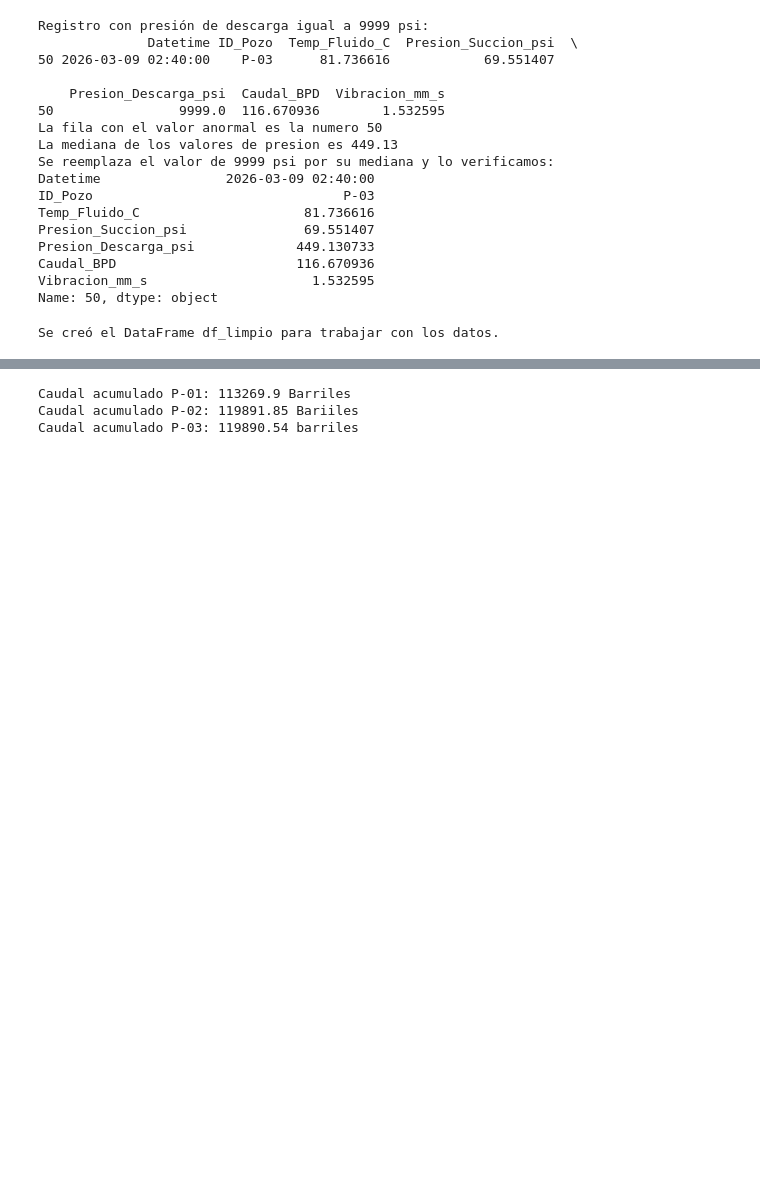
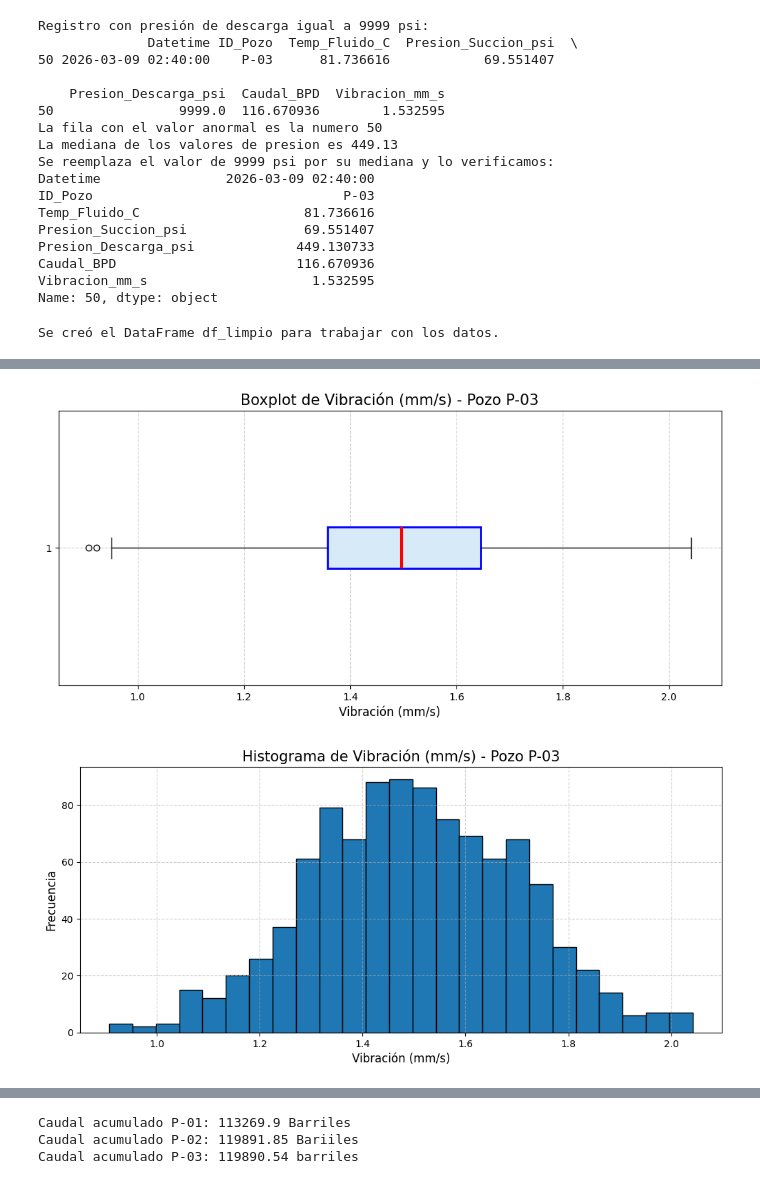
Before and after one commit to dacdemon/ITD, a Jupyter notebook: Practica_3.ipynb, the cells around one changed output, grey strips where cells are left out. Cells and saved outputs as stored; diff of their text form; code cells hidden in the pictures; blank space fills up the shorter version.

```diff
--- a/Practica_3.ipynb
+++ b/Practica_3.ipynb
@@ -243,0 +245,6 @@ Período total:  6 days 22:30:00
+# %%
+# Analisamos Vibración Pozo 3
+analizar_variable(df_limpio, "P-03", "Vibracion_mm_s", "Vibración (mm/s)")
+# %% [output]
+[figure, added]
+[figure, added]
```
Also changed, not shown: parts of 41 cells of this notebook.
